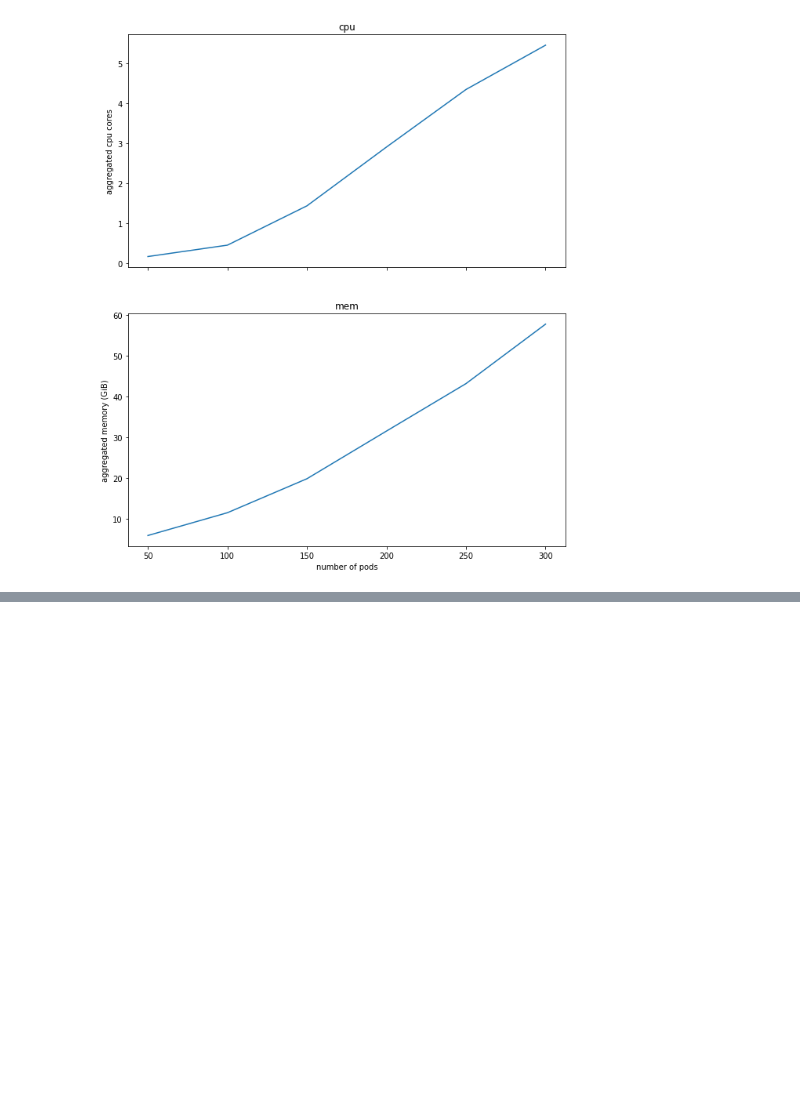
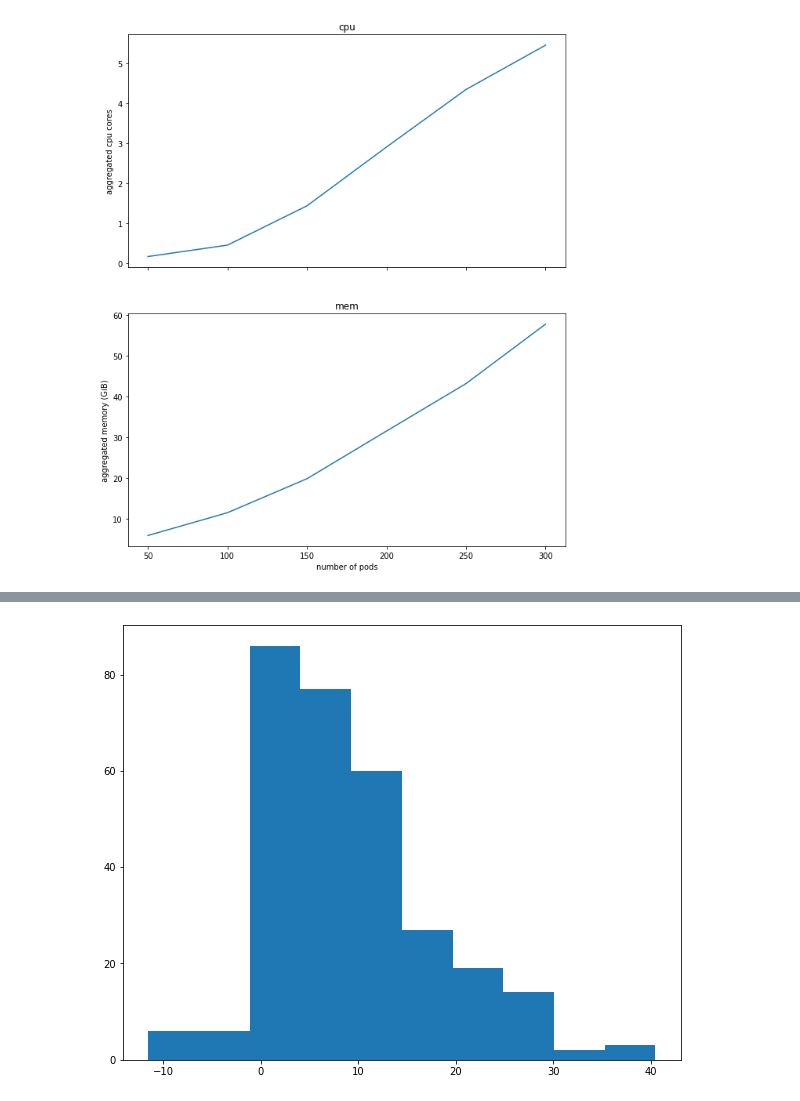
Before and after one commit to Vincent-lau/hyperion, a Jupyter notebook: measure/plotmetrics.ipynb, the cells around one changed output, grey strips where cells are left out. Saved outputs shown, nothing was run; the diff lists cells and outputs as text; code cells hidden in the pictures; blank space fills up the shorter version.

```diff
--- a/measure/getmetrics.ipynb
+++ b/measure/plotmetrics.ipynb
@@ -215,0 +220,16 @@ fig.savefig(f'{graph_dir}cpu-and-memory-usage.png')
+# %%
+pl = {}
+dir = 'data/2022-08-11T17-23-29/'
+with open(f'{dir}placement-300pods-60cap-1c.json', 'r') as f:
+  for l in f:
+    pl = json.loads(l)
+# %%
+final_w = []
+for k, v in pl['0'].items():
+  final_w.append(v['final w'])
+
+final_w = np.array(final_w)
+print(final_w)
+print(f'sum is {np.sum(final_w)}')
+print(f'mean is {np.mean(final_w)}')
+print(f'std is {np.std(final_w)}')
@@ -215,0 +254,8 @@ fig.savefig(f'{graph_dir}cpu-and-memory-usage.png')
+# %%
+fig, ax = plt.subplots()
+fig.set_size_inches(10, 8)
+ax.hist(final_w)
+
+fig.savefig(f'{dir}finalw-100pods-1c.png')
+# %% [output]
+[figure, added]
```
Also changed, not shown: parts of 3 cells of this notebook.
